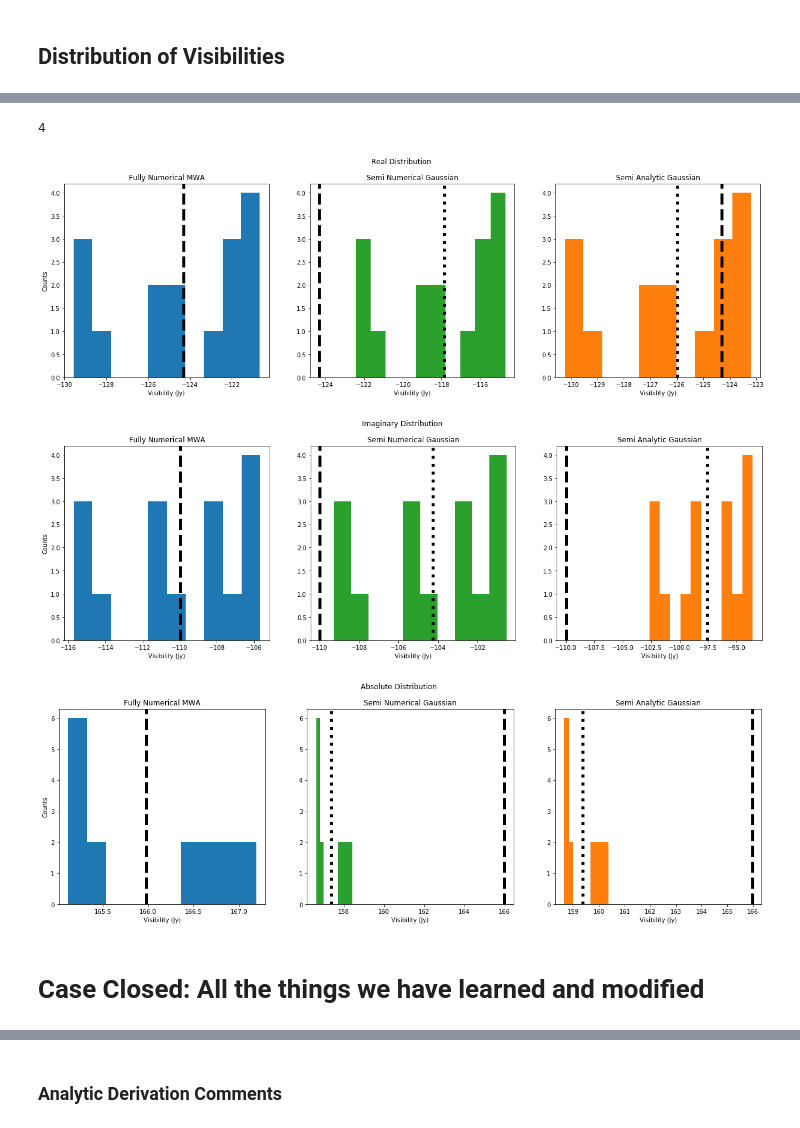
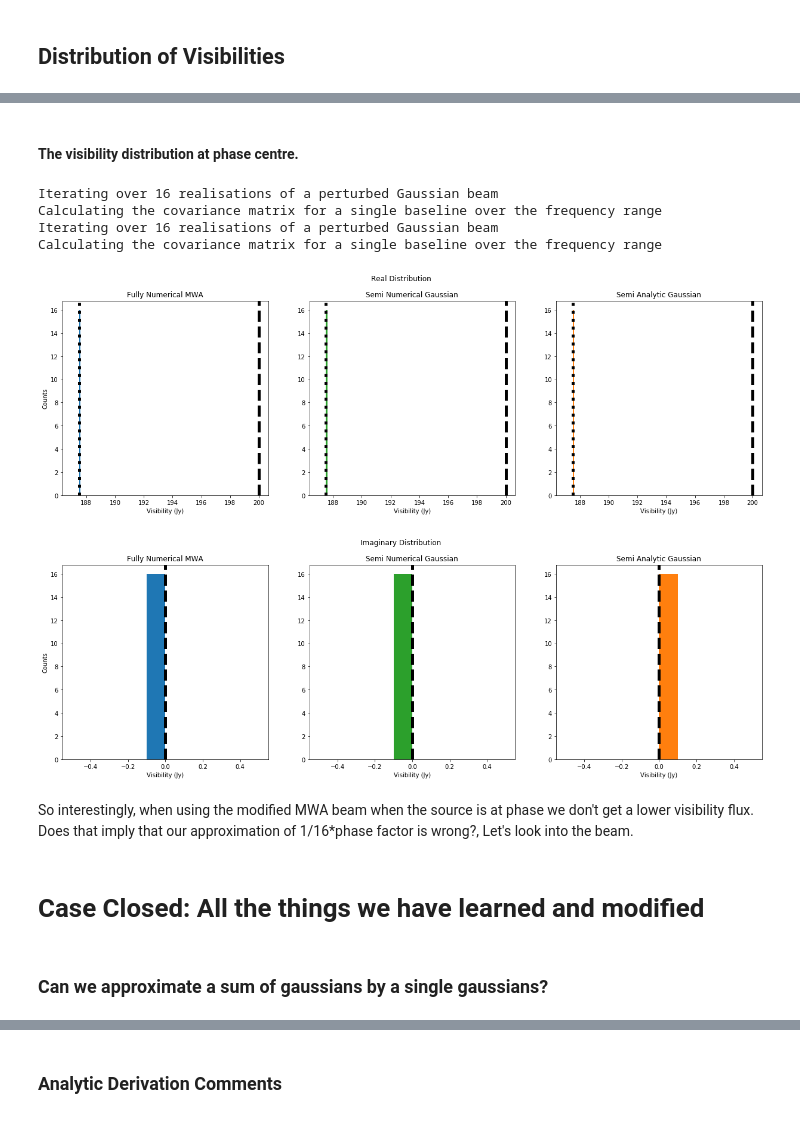
Before and after one commit to ronniyjoseph/Beam-Perturbations, a Jupyter notebook: Beam_Covariance_Analytic.ipynb, the cells around one changed output, grey strips where cells are left out. Saved outputs shown, nothing was run; the diff lists cells and outputs as text; code cells hidden in the pictures.

Commit message:
Continued investigation into beams, modified visibility realisation plotting code, added beam plotting code, hack-fixed the normalisation

```diff
--- a/Beam_Covariance_Analytic.ipynb
+++ b/Beam_Covariance_Analytic.ipynb
@@ -833,16 +982,22 @@ Calculating the covariance matrix for a single baseline over the frequency range
+# %% [markdown]
+#### The visibility distribution at phase centre.
+# %%
+realisation = visibility_distributions(sky_param = ['point', 200, 0.0, 0.], verbose = False, return_model= True)
+# %% [output]
+Iterating over 16 realisations of a perturbed Gaussian beam
+Calculating the covariance matrix for a single baseline over the frequency range
+Iterating over 16 realisations of a perturbed Gaussian beam
+Calculating the covariance matrix for a single baseline over the frequency range
 # %%
-print(len(realisation))
 frequency_index = 5
-realisation_plotter(realisation[0], realisation[1], realisation[2], realisation[3],
-                    idx = frequency_index, component = "real")
-realisation_plotter(realisation[0], realisation[1], realisation[2], realisation[3],
-                    idx = frequency_index, component = "imag")
-realisation_plotter(realisation[0], realisation[1], realisation[2], realisation[3],
-                    idx = frequency_index, component = "abs")
+realisation_plotter(realisation[0], realisation[1], realisation[2], idx = frequency_index, component = "real", model = True)
+realisation_plotter(realisation[0], realisation[1], realisation[2], idx = frequency_index, component = "imag", model= True)
 # %% [output]
-4
-[figure, old version]
+[figure, new version]
-[figure, old version]
+[figure, new version]
-[figure, removed]
+# %% [markdown]
+So interestingly, when using the modified MWA beam when the source is at phase we don't get a lower visibility flux. Does that imply that our approximation of 1/16*phase factor is wrong?, Let's look into the beam.
 # %% [markdown]
 # Case Closed: All the things we have learned and modified
+# %% [markdown]
+### Can we approximate a sum of gaussians by a single gaussians?
```
Also changed, not shown: parts of 19 cells of this notebook, 1 other file.
